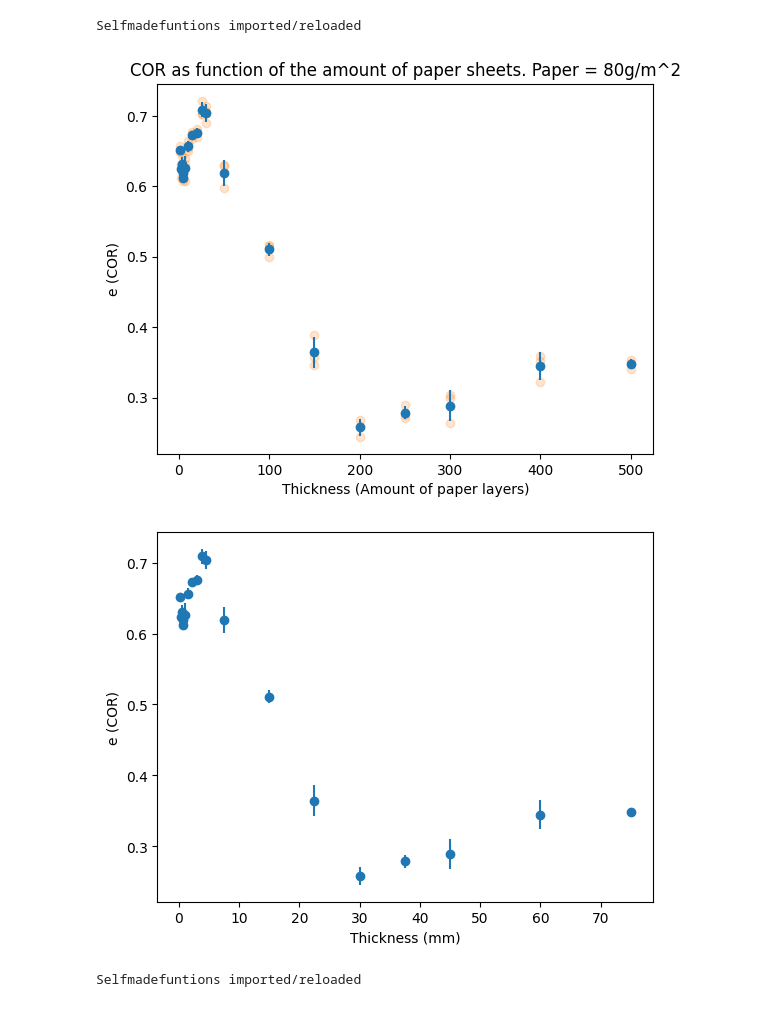
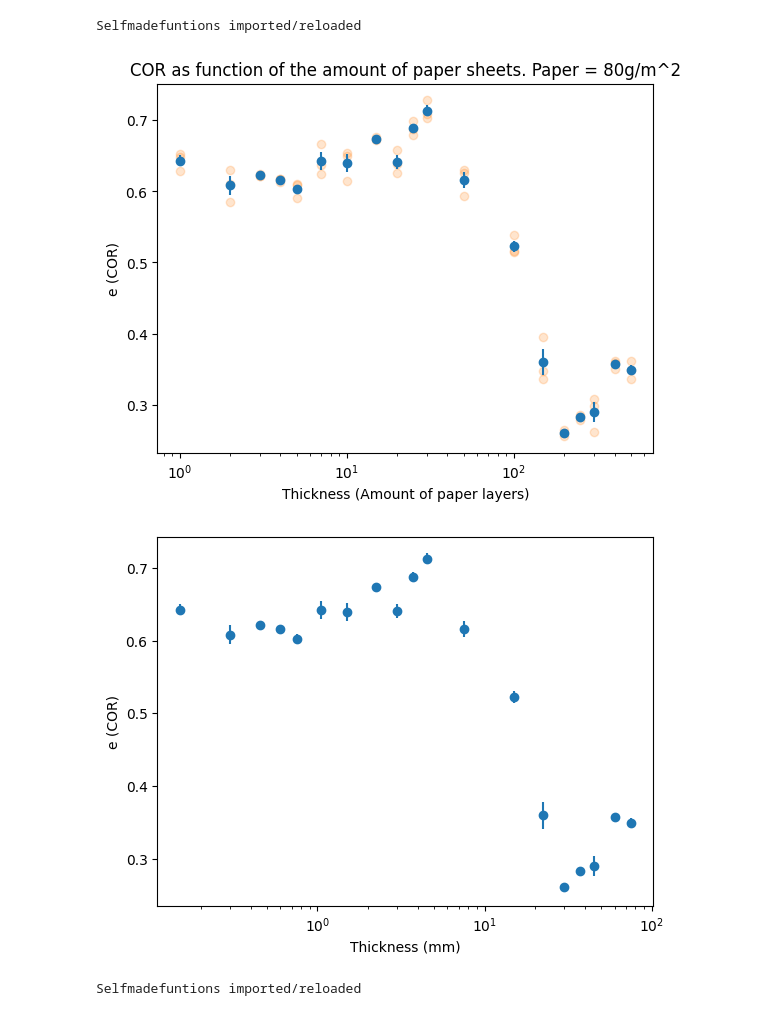
Before and after one commit to joshuadijksman/paperstack, a Jupyter notebook: Manou_version/code/Manou_Experiments.ipynb, the cells around one changed output. Saved outputs shown, nothing was run; the diff lists cells and outputs as text; code cells hidden in the pictures.

Commit message:
NEW COR CALCULATOR
new COR calculator now calculates by taking the velocity before and after

```diff
--- a/Manou_version/code/Manou_Experiments.ipynb
+++ b/Manou_version/code/Manou_Experiments.ipynb
@@ -205,7 +176,7 @@ for i in range(2, 16):
 
     for j in range(1, 4):
         filename = f"20h_100t_{i}cm_{j}_clean"
-        cor_value = selfmadefunctions.COR_calculator_2(inputfolder=inputfolder,
+        cor_value = selfmadefunctions.COR_calculator_3(inputfolder=inputfolder,
                                                                     variable_type=variable_type,
                                                                     variable_value=variable_value,
                                                                     filename=filename, Find_Plot=False,
@@ -274,7 +245,7 @@ for i in range(2, 16):
 
     for j in range(1, 4):
         filename = f"20h_300t_{i}cm_{j}_clean"
-        cor_value = selfmadefunctions.COR_calculator_2(inputfolder=inputfolder,
+        cor_value = selfmadefunctions.COR_calculator_3(inputfolder=inputfolder,
                                                                     variable_type=variable_type,
                                                                     variable_value=variable_value,
                                                                     filename=filename, Find_Plot=False,
@@ -310,7 +281,7 @@ for i in unique_edge_5t:
 
     for j in range(1, 4):
         filename = f"20h_5t_{i}cm_{j}_clean"
-        cor_value = selfmadefunctions.COR_calculator_2(inputfolder=inputfolder,
+        cor_value = selfmadefunctions.COR_calculator_3(inputfolder=inputfolder,
                                                                     variable_type=variable_type,
                                                                     variable_value=variable_value,
                                                                     filename=filename, Find_Plot=False,
@@ -445,7 +416,7 @@ for t in Thickness_160d_unique:
 
     for i in range(1, 4):
         filename = f"160d_{t}t_{i}_clean"
-        cor_value = selfmadefunctions.COR_calculator_2(inputfolder=inputfolder,
+        cor_value = selfmadefunctions.COR_calculator_3(inputfolder=inputfolder,
                                                                     variable_type=variable_type,
                                                                     variable_value=variable_value,
                                                                     filename=filename, Find_Plot=False,
@@ -462,18 +433,20 @@ Selfmadefuntions imported/reloaded
 # %%
 plt.errorbar(Thickness_160d_unique, avg_COR_160d, yerr = COR_err_160d, fmt = 'o', zorder = 2)
 plt.errorbar(Thickness_160d, COR_160d, fmt = 'o', alpha = 0.2, zorder = 1)
 plt.ylabel("e (COR)")
 plt.xlabel("Thickness (Amount of paper layers)")
 plt.title("COR as function of the amount of paper sheets. Paper = 80g/m^2")
+plt.xscale('log')
 plt.show()
 
 plt.errorbar(Thickness_160d_mm, avg_COR_160d, yerr = COR_err_160d, fmt = 'o', zorder = 2)
 plt.ylabel("e (COR)")
 plt.xlabel("Thickness (mm)")
+plt.xscale('log')
 plt.show()
 # %% [output]
-[figure, old version]
+[figure, new version]
-[figure, old version]
+[figure, new version]
 # %%
 importlib.reload(selfmadefunctions)
 inputfolder = Path(r"Z:\\Clean_Data\Data_Manou_Thesis_Clean\80density")
```
Also changed, not shown: parts of 15 cells of this notebook, 2 other files.
